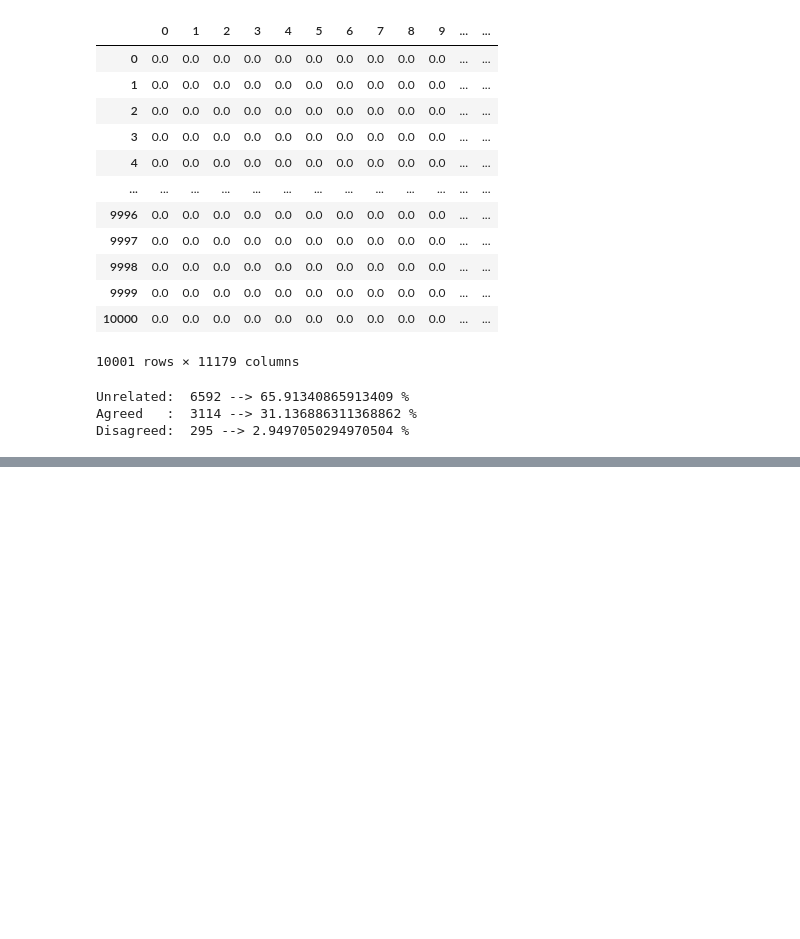
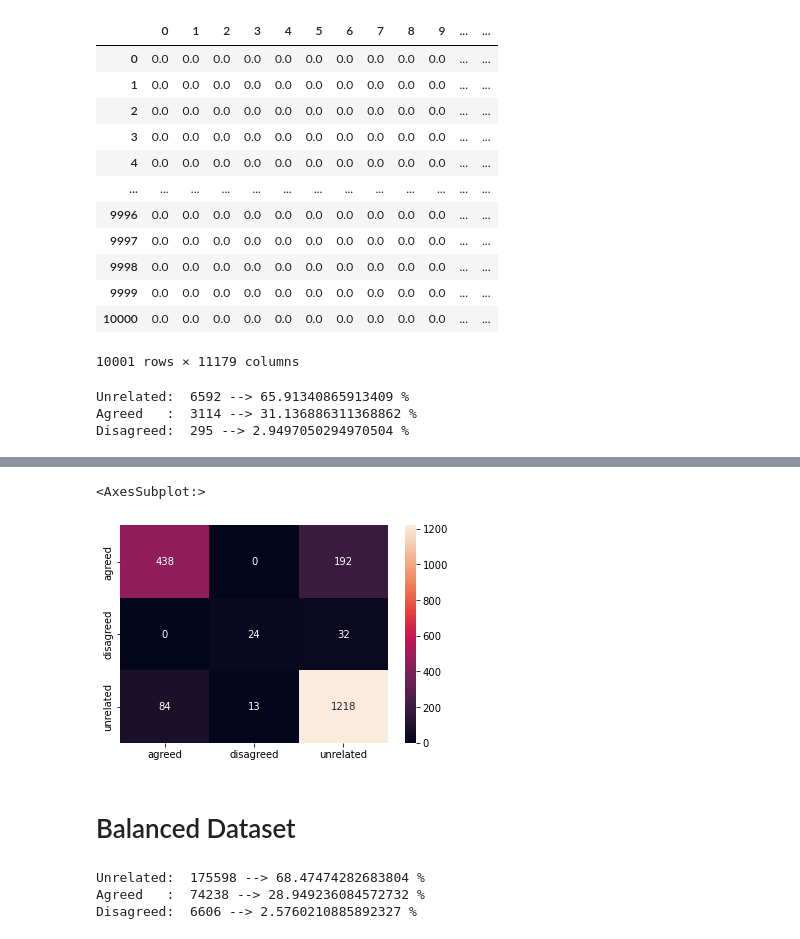
Before and after one commit to Kem975/CS579_Project2, a Jupyter notebook: main.ipynb, the cells around one changed output, grey strips where cells are left out. Cells and saved outputs as stored; diff of their text form; code cells hidden in the pictures; blank space fills up the shorter version.

Commit message:
Balanced dataset

```diff
--- a/main.ipynb
+++ b/main.ipynb
@@ -163,0 +161,17 @@ weighted avg       0.84      0.84      0.83      2001
+# %%
+#define labels for visualizing confusion matrix
+labels = ['agreed', 'disagreed', 'unrelated']
+# %%
+cm = confusion_matrix(y_test, pred)
+sns.heatmap(cm, annot=True,fmt='d', xticklabels=labels, yticklabels=labels)
+# %% [output]
+<AxesSubplot:>
+[figure, added]
+# %% [markdown]
+# Balanced Dataset
+# %%
+repartition(train)
+# %% [output]
+Unrelated:  175598 --> 68.47474282683804 %
+Agreed   :  74238 --> 28.949236084572732 %
+Disagreed:  6606 --> 2.5760210885892327 %
```
Also changed, not shown: parts of 12 cells of this notebook.
